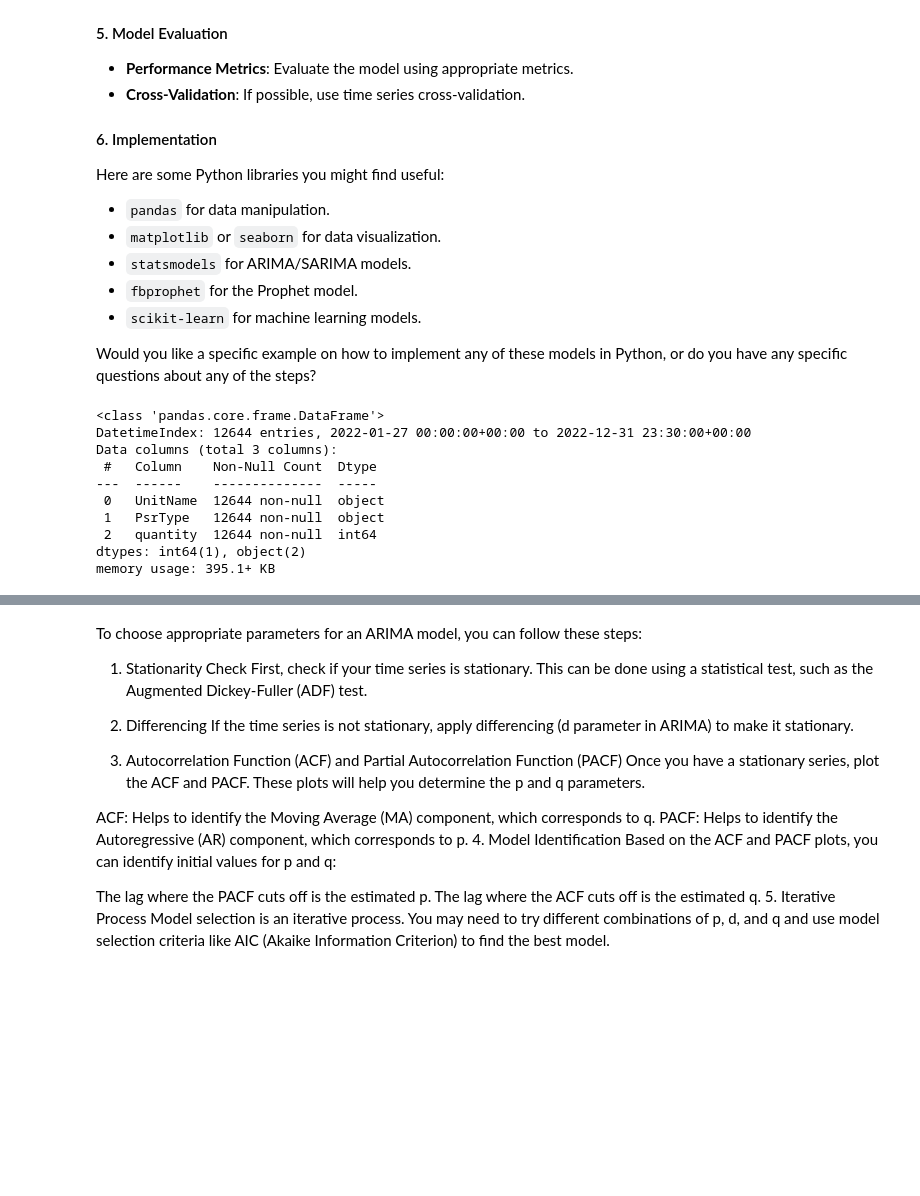
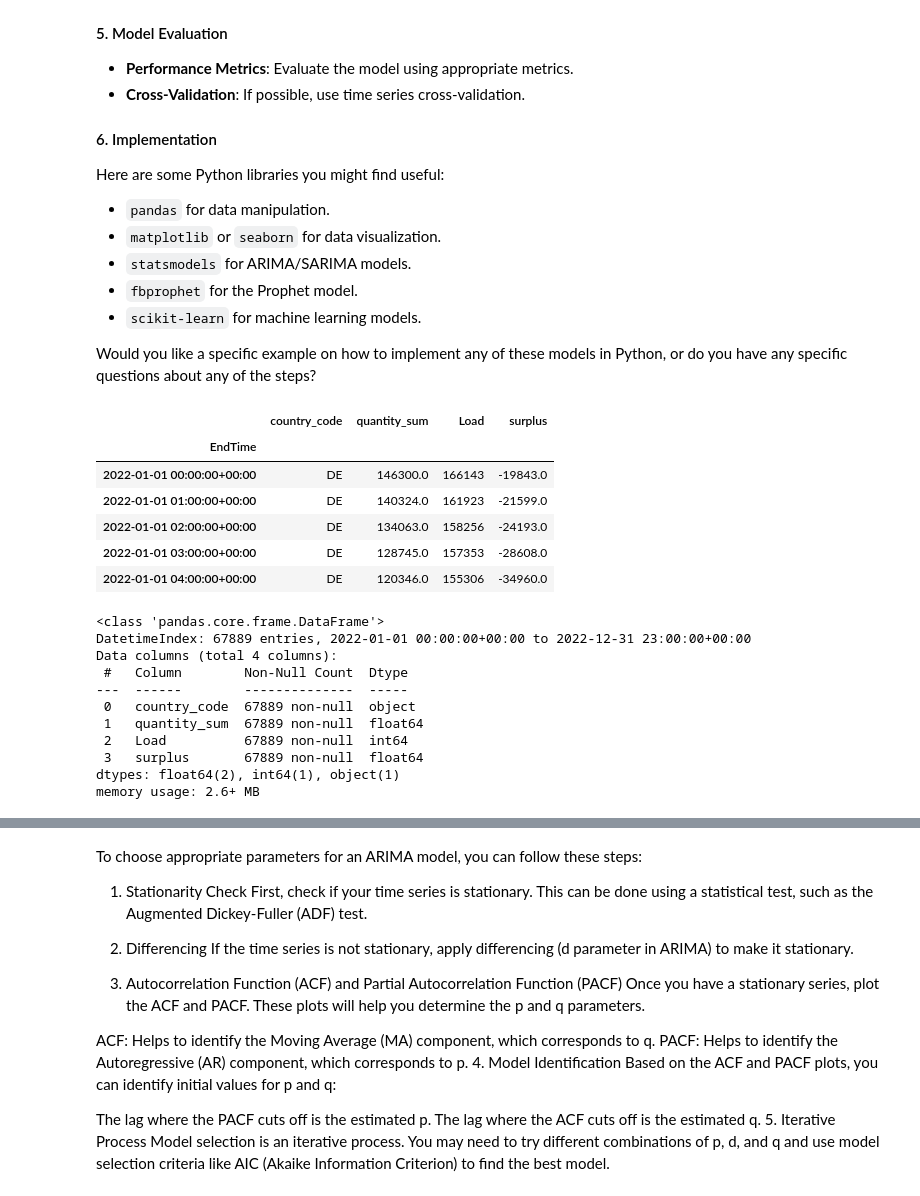
Before and after one commit to JuanNeuenschwandesBTS/MachineDreamerHackatom, a Jupyter notebook: 3_EDA/EDA.ipynb, the cells around one changed output, grey strips where cells are left out. Drawn from its saved outputs; the diff is of its cells as text; code cells hidden in the pictures; blank space fills up the shorter version.

```diff
--- a/3_EDA/EDA.ipynb
+++ b/3_EDA/EDA.ipynb
@@ -198,13 +56,24 @@ df.drop(columns=['AreaID', 'StartTime'], inplace=True)
+# %%
+eda_df.head()
+# %% [output]
+|  | country_code | quantity_sum | Load | surplus |
+| EndTime |  |  |  |  |
+| 2022-01-01 00:00:00+00:00 | DE | 146300.0 | 166143 | -19843.0 |
+| 2022-01-01 01:00:00+00:00 | DE | 140324.0 | 161923 | -21599.0 |
+| 2022-01-01 02:00:00+00:00 | DE | 134063.0 | 158256 | -24193.0 |
+| 2022-01-01 03:00:00+00:00 | DE | 128745.0 | 157353 | -28608.0 |
+| 2022-01-01 04:00:00+00:00 | DE | 120346.0 | 155306 | -34960.0 |
 # %%
-df.info()
+eda_df.info()
 # %% [output]
 <class 'pandas.core.frame.DataFrame'>
-DatetimeIndex: 12644 entries, 2022-01-27 00:00:00+00:00 to 2022-12-31 23:30:00+00:00
-Data columns (total 3 columns):
- #   Column    Non-Null Count  Dtype
----  ------    --------------  -----
- 0   UnitName  12644 non-null  object
- 1   PsrType   12644 non-null  object
- 2   quantity  12644 non-null  int64
-dtypes: int64(1), object(2)
-memory usage: 395.1+ KB
+DatetimeIndex: 67889 entries, 2022-01-01 00:00:00+00:00 to 2022-12-31 23:00:00+00:00
+Data columns (total 4 columns):
+ #   Column        Non-Null Count  Dtype
+---  ------        --------------  -----
+ 0   country_code  67889 non-null  object
+ 1   quantity_sum  67889 non-null  float64
+ 2   Load          67889 non-null  int64
+ 3   surplus       67889 non-null  float64
+dtypes: float64(2), int64(1), object(1)
+memory usage: 2.6+ MB
```
Also changed, not shown: parts of 40 cells of this notebook, 1 other file.
